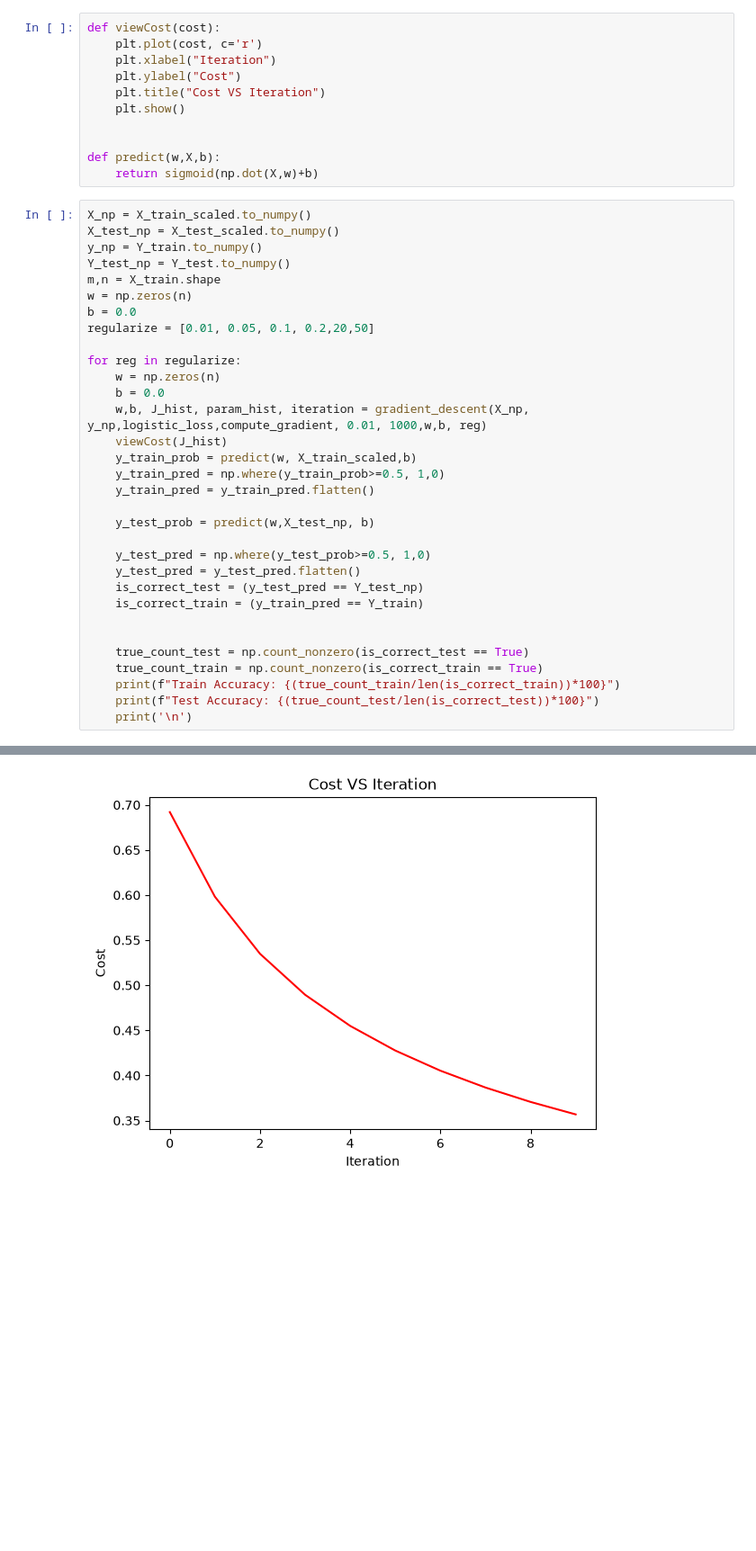
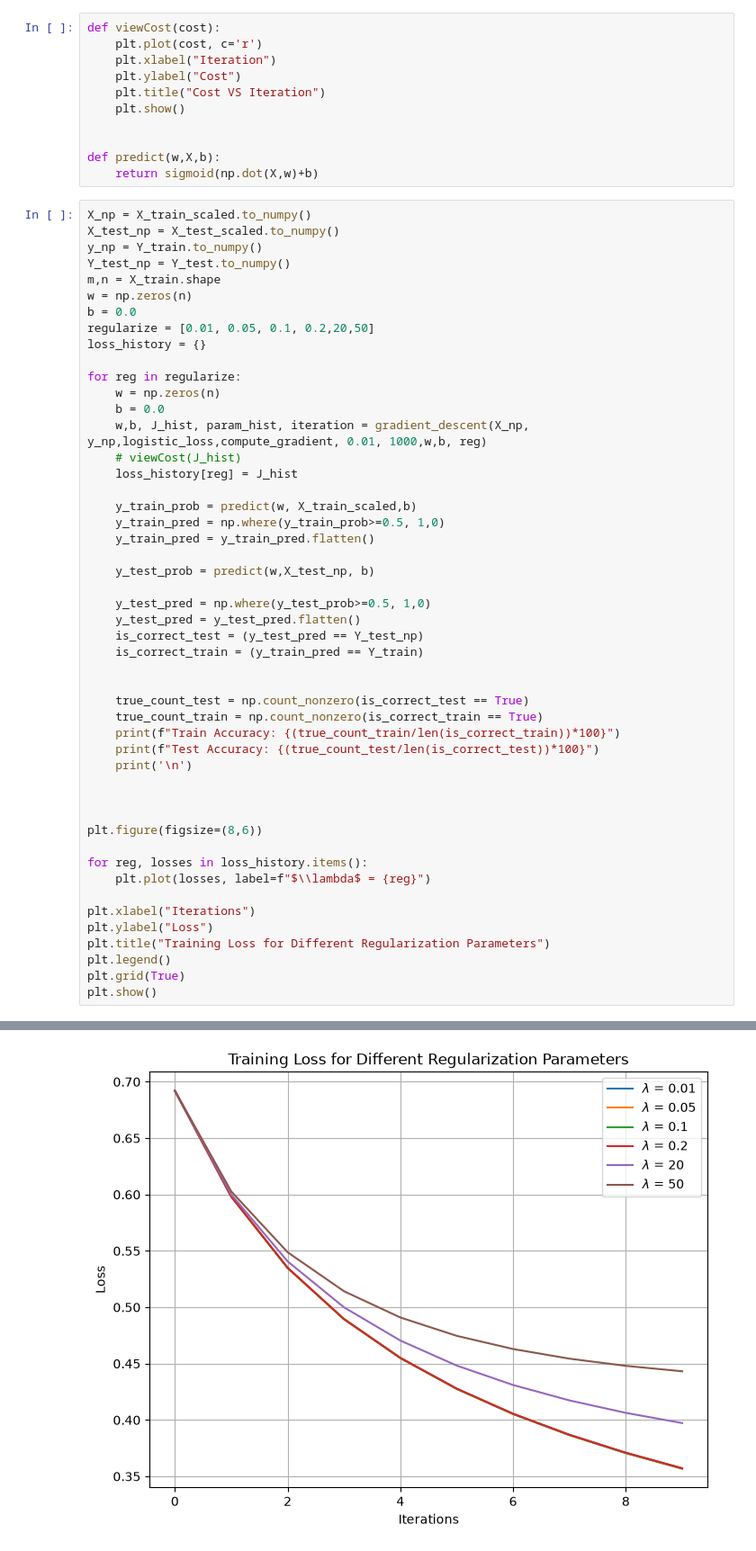
Before and after one commit to Hriddha/CSE445, a Jupyter notebook: Assignment_2/Asn2.ipynb, the cells around one changed output, grey strips where cells are left out. Shown at 90% size. Cells and saved outputs as stored; diff of their text form; blank space fills up the shorter version.

```diff
--- a/Assignment_2/Asn2.ipynb
+++ b/Assignment_2/Asn2.ipynb
@@ -168,12 +168,15 @@ m,n = X_train.shape
 w = np.zeros(n)
 b = 0.0
 regularize = [0.01, 0.05, 0.1, 0.2,20,50]
+loss_history = {}
 
 for reg in regularize:
     w = np.zeros(n)
     b = 0.0
     w,b, J_hist, param_hist, iteration = gradient_descent(X_np, y_np,logistic_loss,compute_gradient, 0.01, 1000,w,b, reg)
-    viewCost(J_hist)
+    # viewCost(J_hist)
+    loss_history[reg] = J_hist
+
     y_train_prob = predict(w, X_train_scaled,b)
     y_train_pred = np.where(y_train_prob>=0.5, 1,0)
     y_train_pred = y_train_pred.flatten()
@@ -191,6 +194,20 @@ for reg in regularize:
     print(f"Train Accuracy: {(true_count_train/len(is_correct_train))*100}")
     print(f"Test Accuracy: {(true_count_test/len(is_correct_test))*100}")
     print('\n')
+
+
+
+plt.figure(figsize=(8,6))
+
+for reg, losses in loss_history.items():
+    plt.plot(losses, label=f"$\\lambda$ = {reg}")
+
+plt.xlabel("Iterations")
+plt.ylabel("Loss")
+plt.title("Training Loss for Different Regularization Parameters")
+plt.legend()
+plt.grid(True)
+plt.show()
 # %% [output]
 iteration: 0 || Cost: 0.6919908857930168
 iteration: 100 || Cost: 0.5981585824457176
@@ -205 +229 @@ iteration: 900 || Cost: 0.35681154476920657
-[figure, old version]
+[figure, new version]
```
Also changed, not shown: parts of 1 cell of this notebook.
